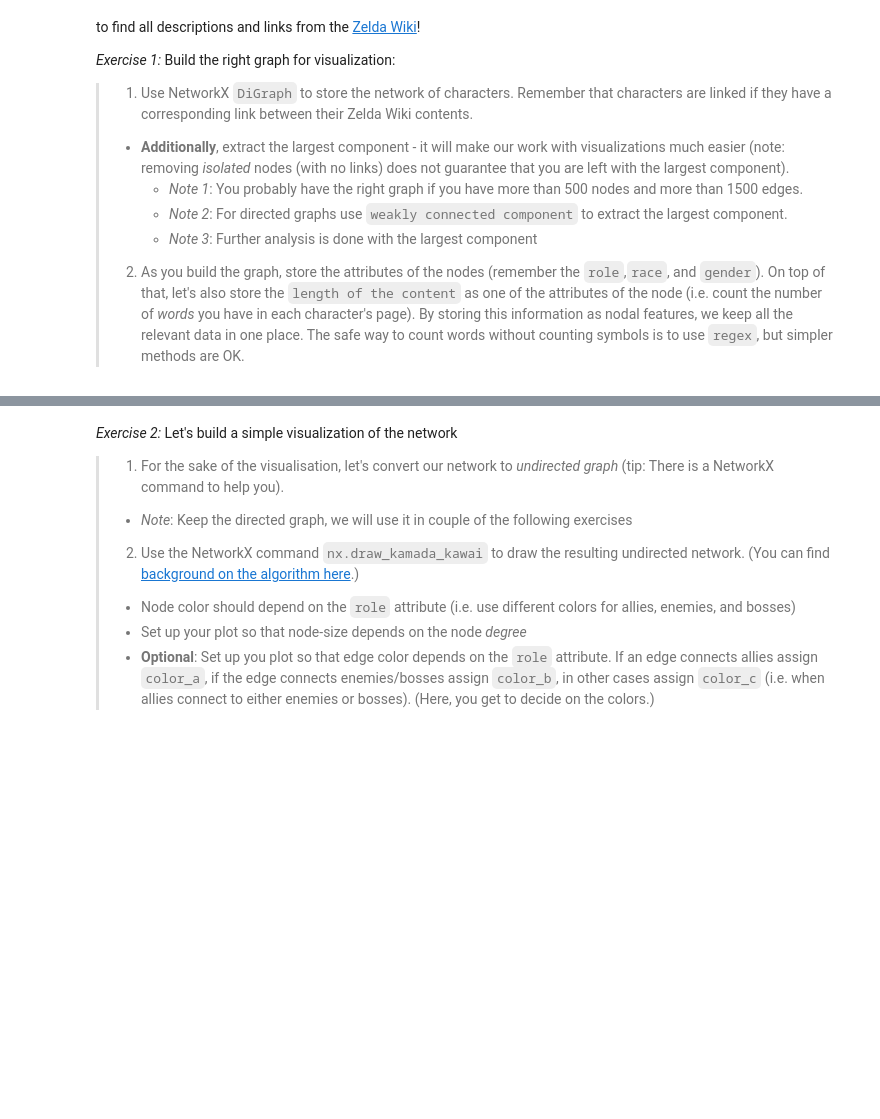
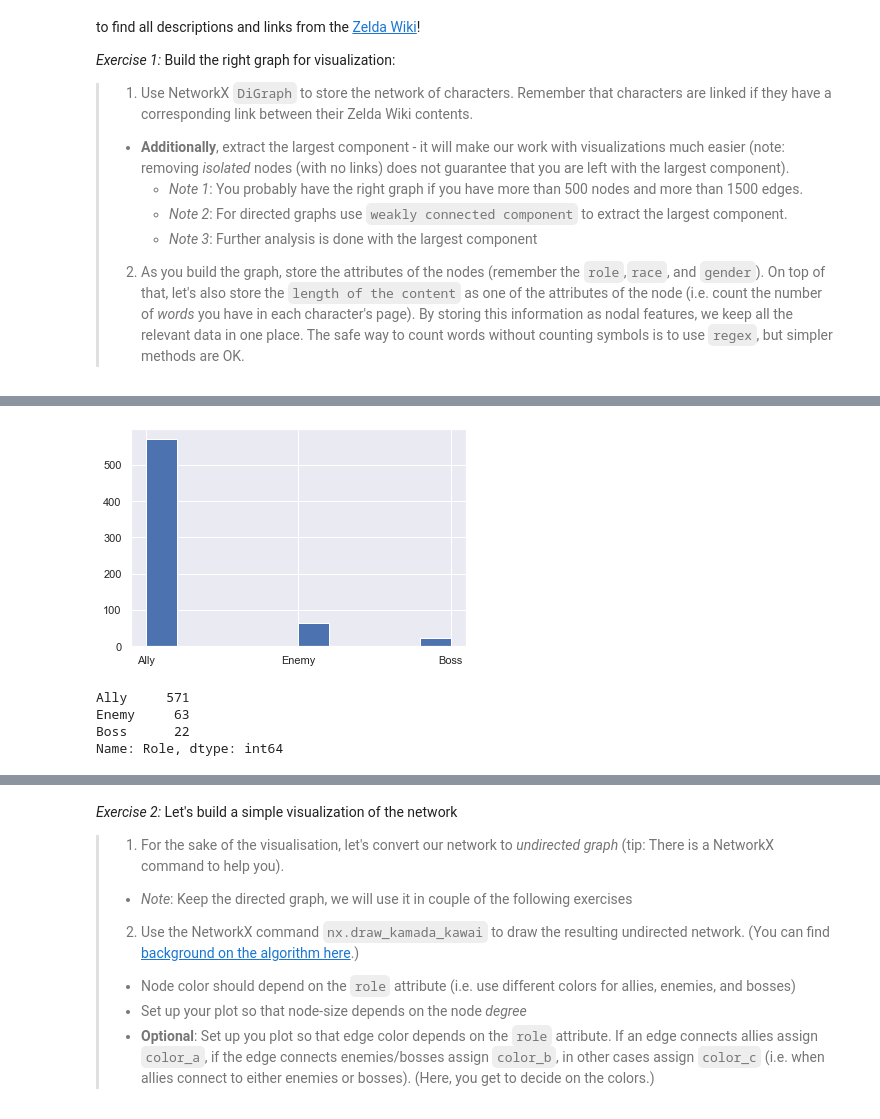
Before and after one commit to granatb/socialgraphs2021, a Jupyter notebook: lectures/Week5.ipynb, the cells around one changed output, grey strips where cells are left out. Cells and saved outputs as stored; diff of their text form; code cells hidden in the pictures; blank space fills up the shorter version.

```diff
--- a/lectures/Week5.ipynb
+++ b/lectures/Week5.ipynb
@@ -28,3 +28,16 @@ We will continue to work with the network from last week, see the lecture for [W
 >     - *Note 2*: For directed graphs use `weakly connected component` to extract the largest component.
 >     - *Note 3*: Further analysis is done with the largest component
 >2. As you build the graph, store the attributes of the nodes (remember the `role`,`race`, and `gender`). On top of that, let's also store the `length of the content` as one of the attributes of the node (i.e. count the number of *words* you have in each character's page). By storing this information as nodal features, we keep all the relevant data in one place. The safe way to count words without counting symbols is to use `regex`, but simpler methods are OK.
+# %%
+import numpy as np
+import pandas as pd
+import networkx as nx
+import re
+import matplotlib.pyplot as plt
+import seaborn as sns
+import os.path
+from fa2 import ForceAtlas2
+sns.set()
+# %%
+df = pd.read_csv('characters/chars_data.csv')
+df.head(5)
@@ -30,0 +51,12 @@ We will continue to work with the network from last week, see the lecture for [W
+# %%
+plt.hist(df.Role)
+plt.show()
+# %% [output]
+[figure, added]
+# %%
+df.Role.value_counts()
+# %% [output]
+Ally     571
+Enemy     63
+Boss      22
+Name: Role, dtype: int64
```
Also changed, not shown: parts of 74 cells of this notebook, 9 other files.
